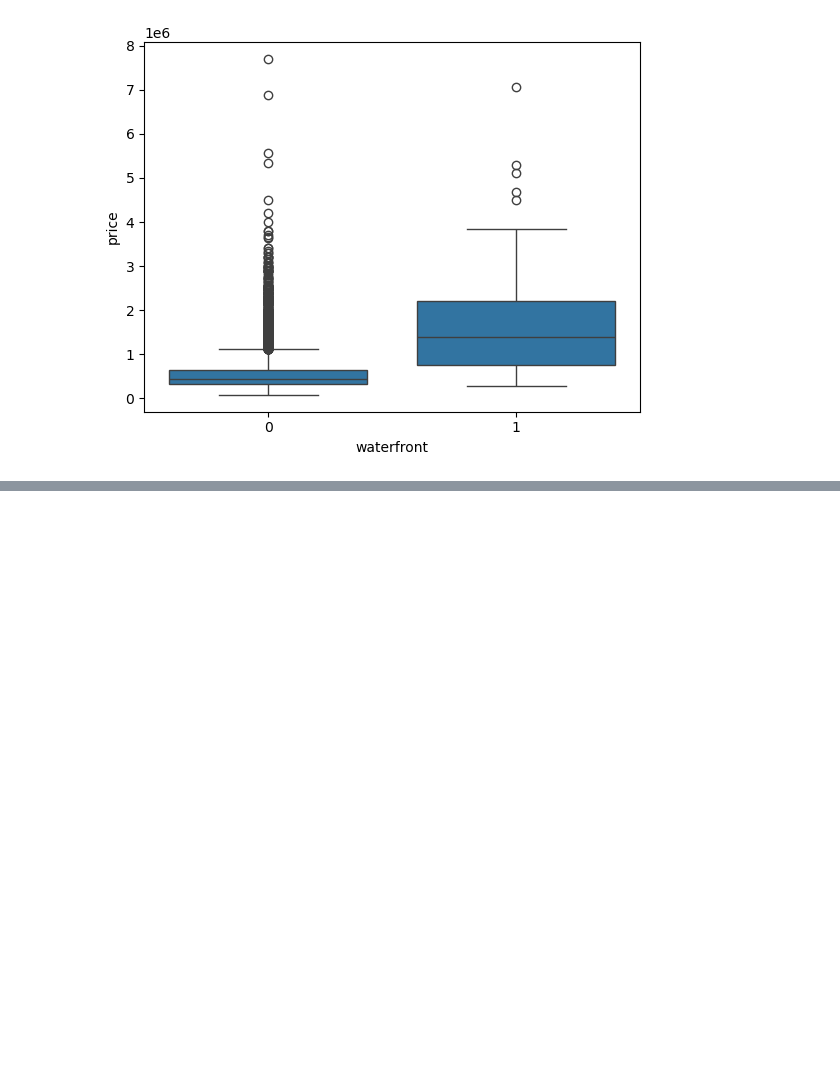
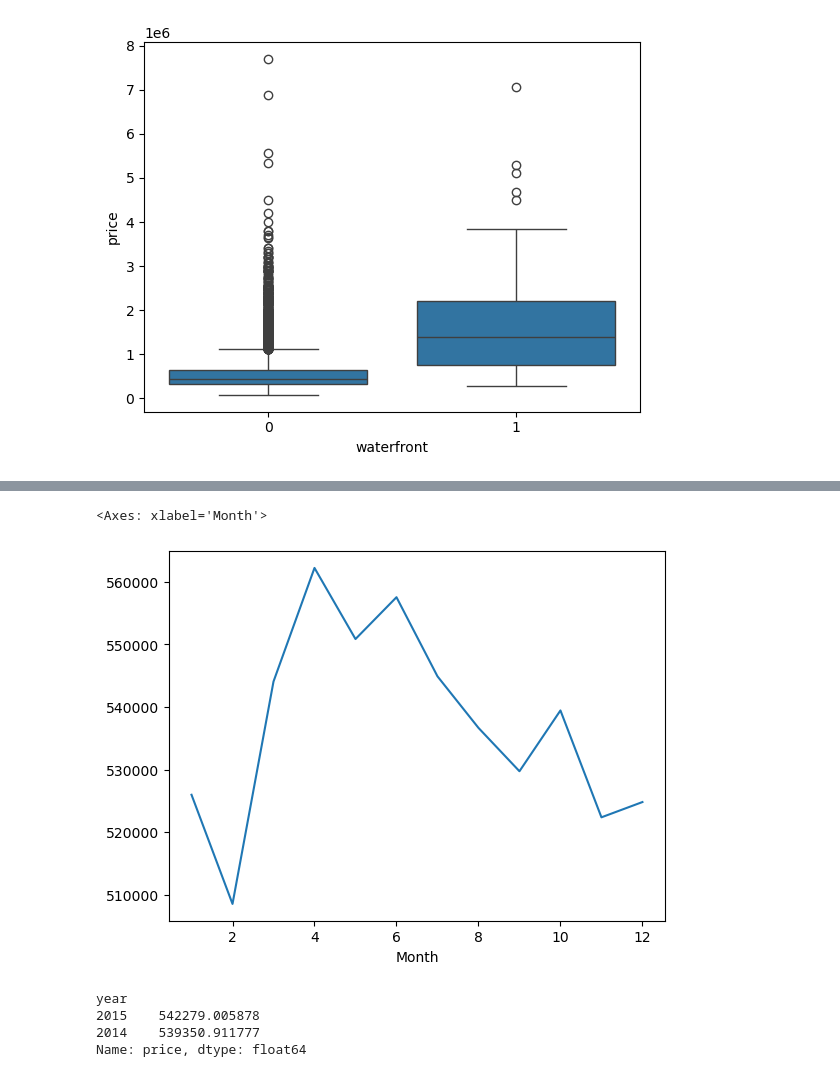
Before and after one commit to ramachandramerla/Machine-Learning, a Jupyter notebook: Tensorflow/house_price.ipynb, the cells around one changed output, grey strips where cells are left out. Saved outputs shown, nothing was run; the diff lists cells and outputs as text; code cells hidden in the pictures; blank space fills up the shorter version.

```diff
--- a/Tensorflow/house_price.ipynb
+++ b/Tensorflow/house_price.ipynb
@@ -267,0 +341,12 @@ sns.boxplot(x='waterfront',y='price',data=df)
+# %%
+df.groupby('Month').mean()['price'].plot()
+# %% [output]
+<Axes: xlabel='Month'>
+[figure, added]
+# %%
+df.groupby('year').mean()['price'].sort_values(ascending=False)
+# %% [output]
+year
+2015    542279.005878
+2014    539350.911777
+Name: price, dtype: float64
```
Also changed, not shown: parts of 19 cells of this notebook.
